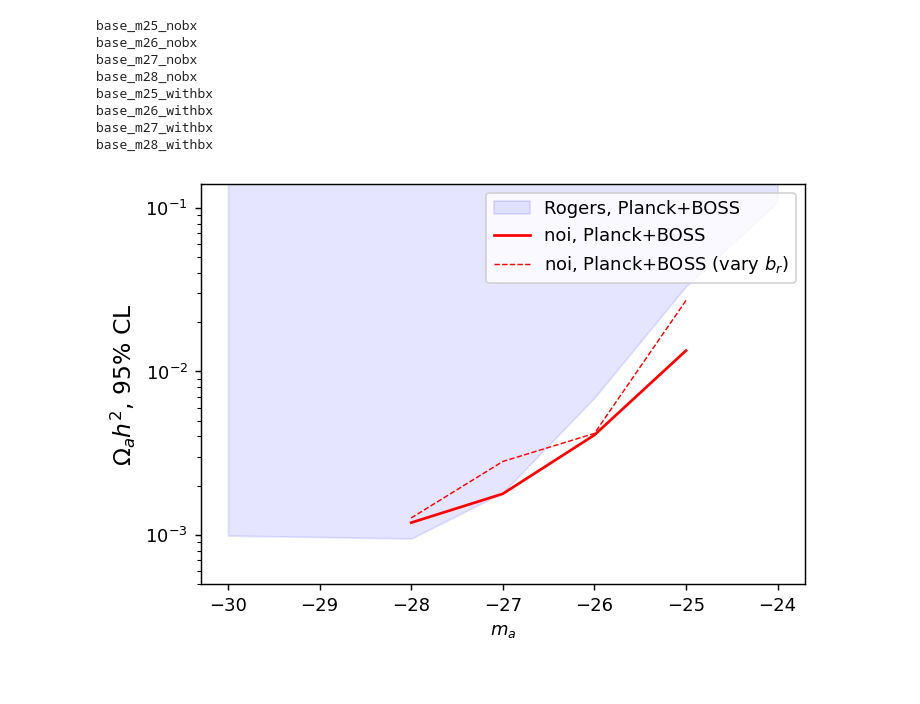
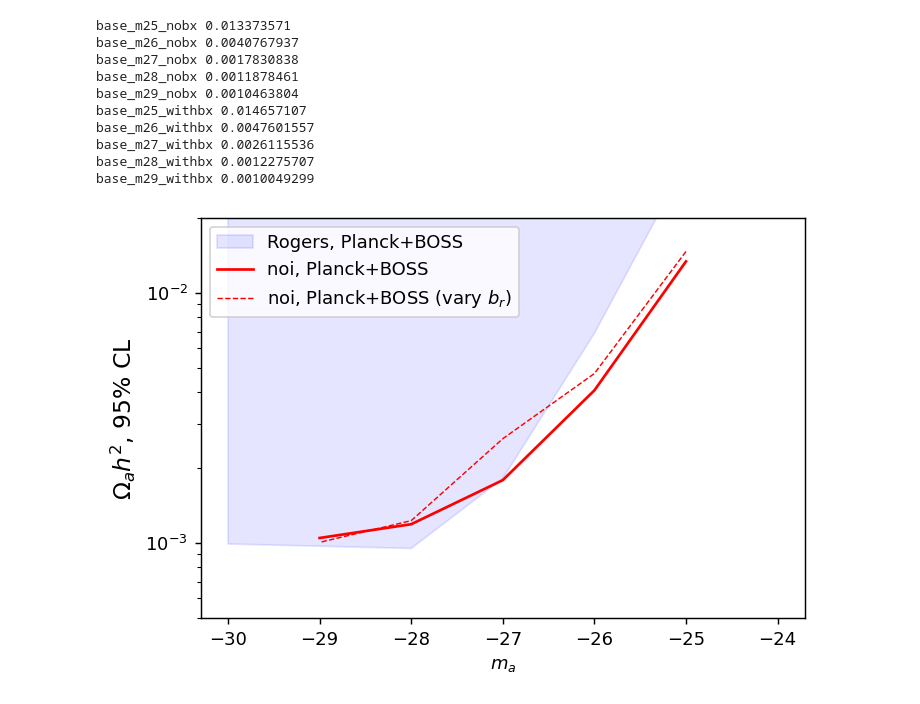
Before and after one commit to fverd/cobaya, a Jupyter notebook: FRA/analyze-grid-v2.ipynb, the cells around one changed output. Saved outputs shown, nothing was run; the diff lists cells and outputs as text; code cells hidden in the pictures.

```diff
--- a/FRA/analyze-grid-v2.ipynb
+++ b/FRA/analyze-grid-v2.ipynb
@@ -33,35 +33,37 @@ RogersPlanckBOSS = [0.10858,0.03306,0.00689,0.00181,0.00095,0.00097,0.00099]
 # %%
 plt.figure(figsize=(6,4), dpi=130)
 mvals = [-24, -25, -26, -27, -28,-29, -30]
 
 plt.fill_between(mvals, RogersPlanckBOSS, y2=0.16, interpolate=True, color='b', alpha=0.1, label='Rogers, Planck+BOSS')
 
 
 # -----------
 mycmbBOSSvals = np.array([[samp.ma_val,samp.getMargeStats().parWithName('omega_scf').limits[1].upper] for samp in loadgridchains('/home/fverdian/cobaya/chains-ulysses/axigrid_bx')])
 mv, lims = mycmbBOSSvals.T
 plt.plot(mv, lims, color='r', label='noi, Planck+BOSS')
 
 # -----------
 mycmbBOSSvalsbr = np.array([[samp.ma_val,samp.getMargeStats().parWithName('omega_scf').limits[1].upper] for samp in loadgridchains('/home/fverdian/cobaya/chains-ulysses/axigrid_bx', subdir_idx=1)])
 mv, lims = mycmbBOSSvalsbr.T
 plt.plot(mv, lims,'r--', linewidth=0.8, label=r'noi, Planck+BOSS (vary $b_r$)')
 
 
-plt.ylim([5.e-4,0.14])
+plt.ylim([5.e-4,0.02])
 plt.yscale('log')
 plt.xlabel(r'$m_a$')
 plt.ylabel(r'$\Omega_a h^2$, 95% CL', fontsize=13)
 plt.legend()
 plt.show()
 # %% [output]
-base_m25_nobx
-base_m26_nobx
-base_m27_nobx
-base_m28_nobx
-base_m25_withbx
-base_m26_withbx
-base_m27_withbx
-base_m28_withbx
+base_m25_nobx 0.013373571
+base_m26_nobx 0.0040767937
+base_m27_nobx 0.0017830838
+base_m28_nobx 0.0011878461
+base_m29_nobx 0.0010463804
+base_m25_withbx 0.014657107
+base_m26_withbx 0.0047601557
+base_m27_withbx 0.0026115536
+base_m28_withbx 0.0012275707
+base_m29_withbx 0.0010049299
-[figure, old version]
+[figure, new version]
 # %%
```
Also changed, not shown: parts of 2 cells of this notebook, 8 other files.
